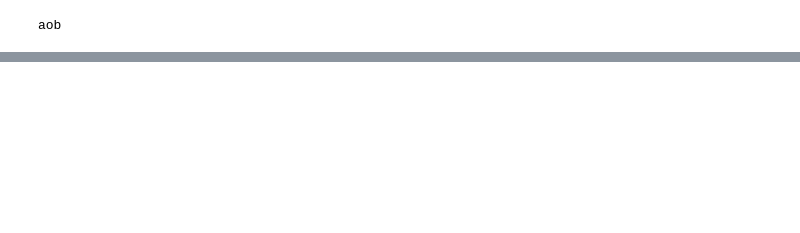
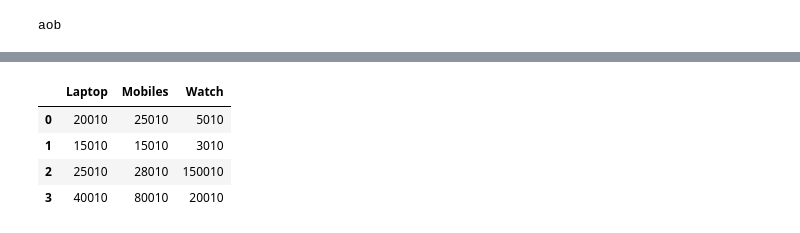
Before and after one commit to Mee-SUJAL/Pandas-Practice-, a Jupyter notebook: Employee_insights.ipynb, the cells around one changed output, grey strips where cells are left out. Cells and saved outputs as stored; diff of their text form; code cells hidden in the pictures; blank space fills up the shorter version.

Commit message:
Added Apply Questions

```diff
--- a/Employee_insights.ipynb
+++ b/Employee_insights.ipynb
@@ -2068,0 +2102,8 @@ aob
+# %%
+df.apply(lambda x: x+10,axis=0)
+# %% [output]
+|  | Laptop | Mobiles | Watch |
+| 0 | 20010 | 25010 | 5010 |
+| 1 | 15010 | 15010 | 3010 |
+| 2 | 25010 | 28010 | 150010 |
+| 3 | 40010 | 80010 | 20010 |
```
Also changed, not shown: parts of 26 cells of this notebook.
